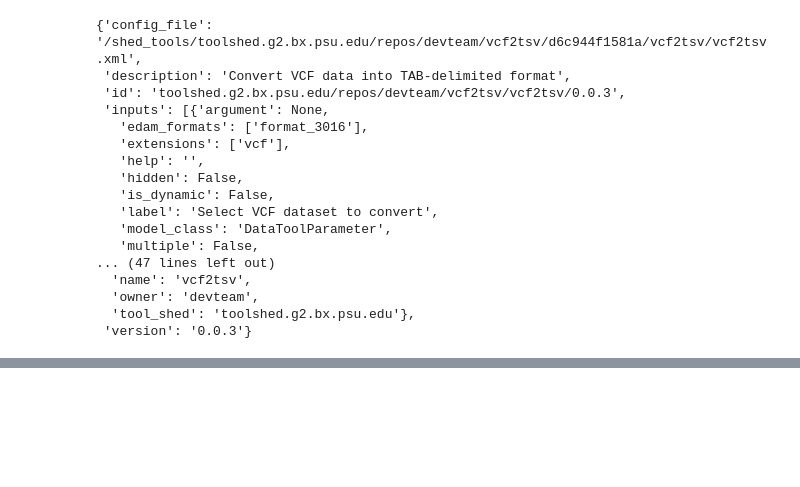
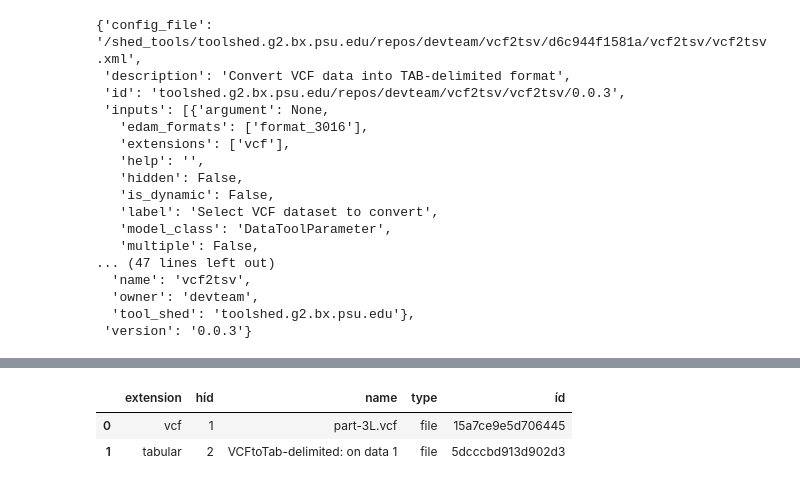
Before and after one commit to tiagoantao/data-science-teaching, a Jupyter notebook: notebooks/AAA_Galaxy_with_Bioblend.ipynb, the cells around one changed output, grey strips where cells are left out. Drawn from its saved outputs; the diff is of its cells as text; code cells hidden in the pictures; blank space fills up the shorter version.

```diff
--- a/notebooks/AAA_Galaxy_with_Bioblend.ipynb
+++ b/notebooks/AAA_Galaxy_with_Bioblend.ipynb
@@ -218 +217,8 @@ gi.tools.run_tool(ds_history['id'], vcf2tsv['id'], tool_inputs=tool_inputs)
    'visible': True}]}
+# %%
+contents = gi.histories.show_history(ds_history['id'], contents=True)
+summarize_contents(contents)
+# %% [output]
+|  | extension | híd | name | type | íd |
+| 0 | vcf | 1 | part-3L.vcf | file | 15a7ce9e5d706445 |
+| 1 | tabular | 2 | VCFtoTab-delimited: on data 1 | file | 5dcccbd913d902d3 |
```
Also changed, not shown: parts of 9 cells of this notebook, 1 other file.
